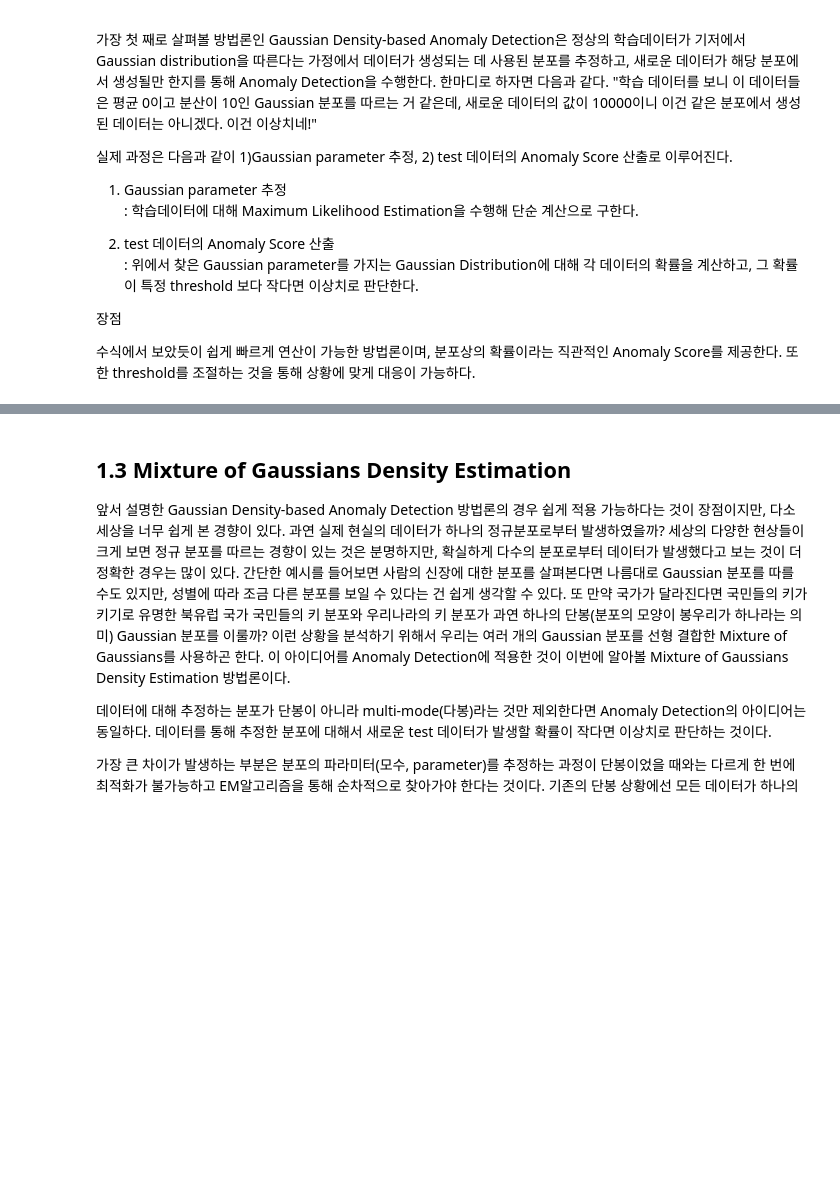
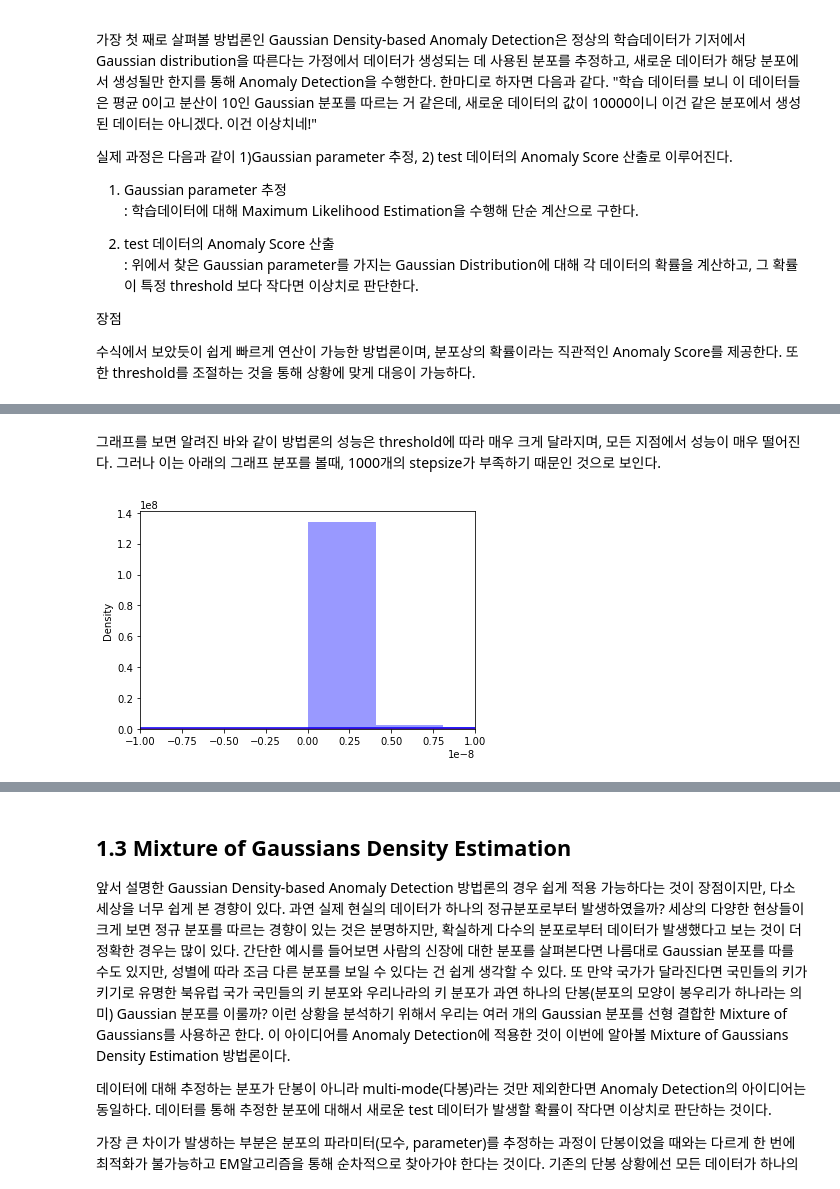
Before and after one commit to Backbone451/Business-Analytics-Tutorial, a Jupyter notebook: 3.Anomaly_Detection/Anomaly_Detection.ipynb, the cells around one changed output, grey strips where cells are left out. Cells and saved outputs as stored; diff of their text form; code cells hidden in the pictures; blank space fills up the shorter version.

```diff
--- a/3.Anomaly_Detection/Anomaly_Detection.ipynb
+++ b/3.Anomaly_Detection/Anomaly_Detection.ipynb
@@ -233,0 +266,11 @@ fscore: 0.08373382624768946, ep: 4.4151660657652786e-08
+# %% [markdown]
+그래프를 보면 알려진 바와 같이 방법론의 성능은 threshold에 따라 매우 크게 달라지며, 모든 지점에서 성능이 매우 떨어진다. 그러나 이는 아래의 그래프 분포를 볼때, 1000개의 stepsize가 부족하기 때문인 것으로 보인다.
+# %%
+valid_for_threshold=pd.DataFrame(valid_target.copy())
+valid_for_threshold['p']=p_vaild
+sns.distplot(valid_for_threshold[valid_for_threshold['Class']==1], bins=10000, color='red')
+sns.distplot(valid_for_threshold[valid_for_threshold['Class']==0], bins=10000, color='blue')
+plt.xlim(-0.00000001, 0.00000001)
+plt.show()
+# %% [output]
+[figure, added]
```
Also changed, not shown: parts of 48 cells of this notebook.
